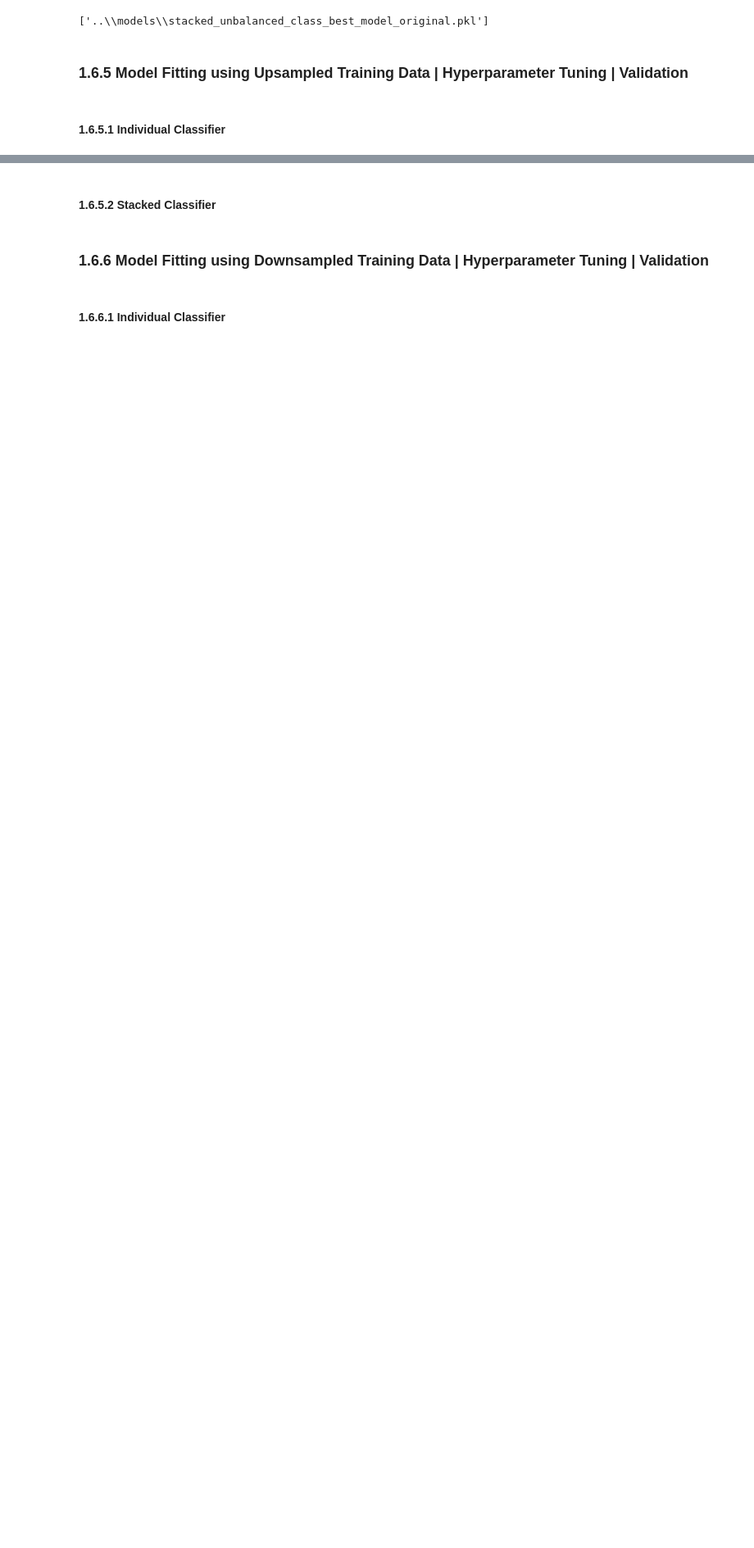
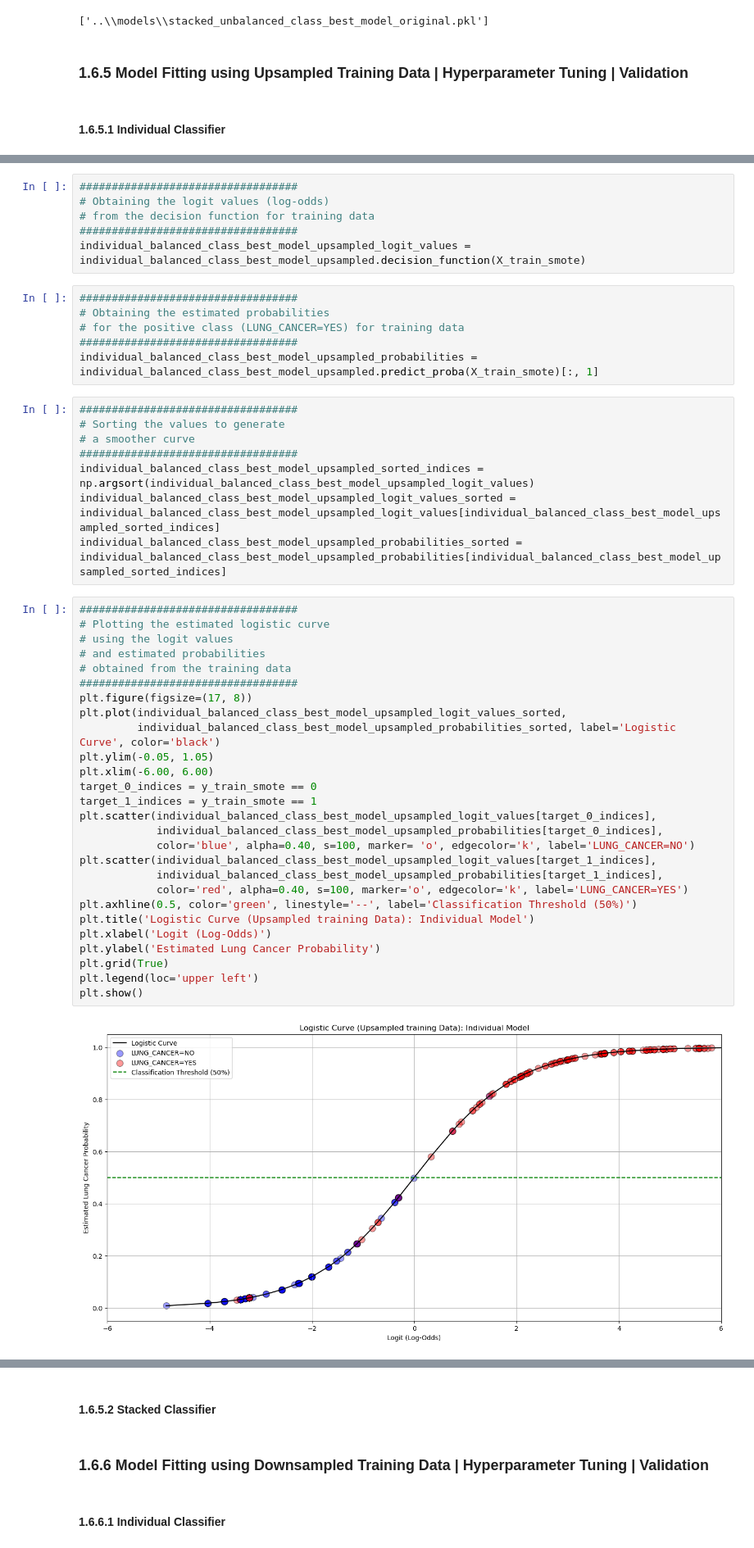
Before and after one commit to JohnPaulinePineda/Portfolio_Project_54, a Jupyter notebook: codes/EstimatingLungCancerProbabilitiesFromDemographicFactorsAndBehavioralIndicators.ipynb, the cells around one changed output, grey strips where cells are left out. Shown at 82% size. Drawn from its saved outputs; the diff is of its cells as text; blank space fills up the shorter version.

```diff
--- a/codes/EstimatingLungCancerProbabilitiesFromDemographicFactorsAndBehavioralIndicators.ipynb
+++ b/codes/EstimatingLungCancerProbabilitiesFromDemographicFactorsAndBehavioralIndicators.ipynb
@@ -1638,0 +1818,49 @@ joblib.dump(stacked_unbalanced_class_best_model_original,
+# %%
+##################################
+# Obtaining the logit values (log-odds)
+# from the decision function for training data
+##################################
+individual_balanced_class_best_model_upsampled_logit_values = individual_balanced_class_best_model_upsampled.decision_function(X_train_smote)
+# %%
+##################################
+# Obtaining the estimated probabilities
+# for the positive class (LUNG_CANCER=YES) for training data
+##################################
+individual_balanced_class_best_model_upsampled_probabilities = individual_balanced_class_best_model_upsampled.predict_proba(X_train_smote)[:, 1]
+# %%
+##################################
+# Sorting the values to generate
+# a smoother curve
+##################################
+individual_balanced_class_best_model_upsampled_sorted_indices = np.argsort(individual_balanced_class_best_model_upsampled_logit_values)
+individual_balanced_class_best_model_upsampled_logit_values_sorted = individual_balanced_class_best_model_upsampled_logit_values[individual_balanced_class_best_model_upsampled_sorted_indices]
+individual_balanced_class_best_model_upsampled_probabilities_sorted = individual_balanced_class_best_model_upsampled_probabilities[individual_balanced_class_best_model_upsampled_sorted_indices]
+# %%
+##################################
+# Plotting the estimated logistic curve
+# using the logit values
+# and estimated probabilities
+# obtained from the training data
+##################################
+plt.figure(figsize=(17, 8))
+plt.plot(individual_balanced_class_best_model_upsampled_logit_values_sorted,
+         individual_balanced_class_best_model_upsampled_probabilities_sorted, label='Logistic Curve', color='black')
+plt.ylim(-0.05, 1.05)
+plt.xlim(-6.00, 6.00)
+target_0_indices = y_train_smote == 0
+target_1_indices = y_train_smote == 1
+plt.scatter(individual_balanced_class_best_model_upsampled_logit_values[target_0_indices],
+            individual_balanced_class_best_model_upsampled_probabilities[target_0_indices],
+            color='blue', alpha=0.40, s=100, marker= 'o', edgecolor='k', label='LUNG_CANCER=NO')
+plt.scatter(individual_balanced_class_best_model_upsampled_logit_values[target_1_indices],
+            individual_balanced_class_best_model_upsampled_probabilities[target_1_indices],
+            color='red', alpha=0.40, s=100, marker='o', edgecolor='k', label='LUNG_CANCER=YES')
+plt.axhline(0.5, color='green', linestyle='--', label='Classification Threshold (50%)')
+plt.title('Logistic Curve (Upsampled training Data): Individual Model')
+plt.xlabel('Logit (Log-Odds)')
+plt.ylabel('Estimated Lung Cancer Probability')
+plt.grid(True)
+plt.legend(loc='upper left')
+plt.show()
+# %% [output]
+[figure, added]
```
Also changed, not shown: parts of 43 cells of this notebook, 10 other files.
